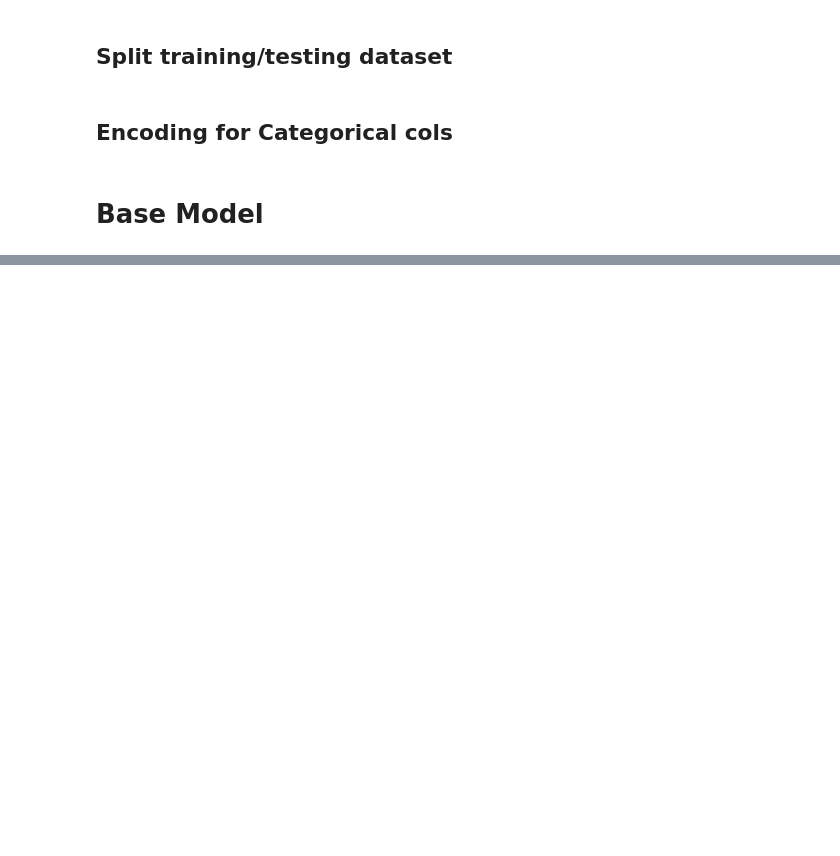
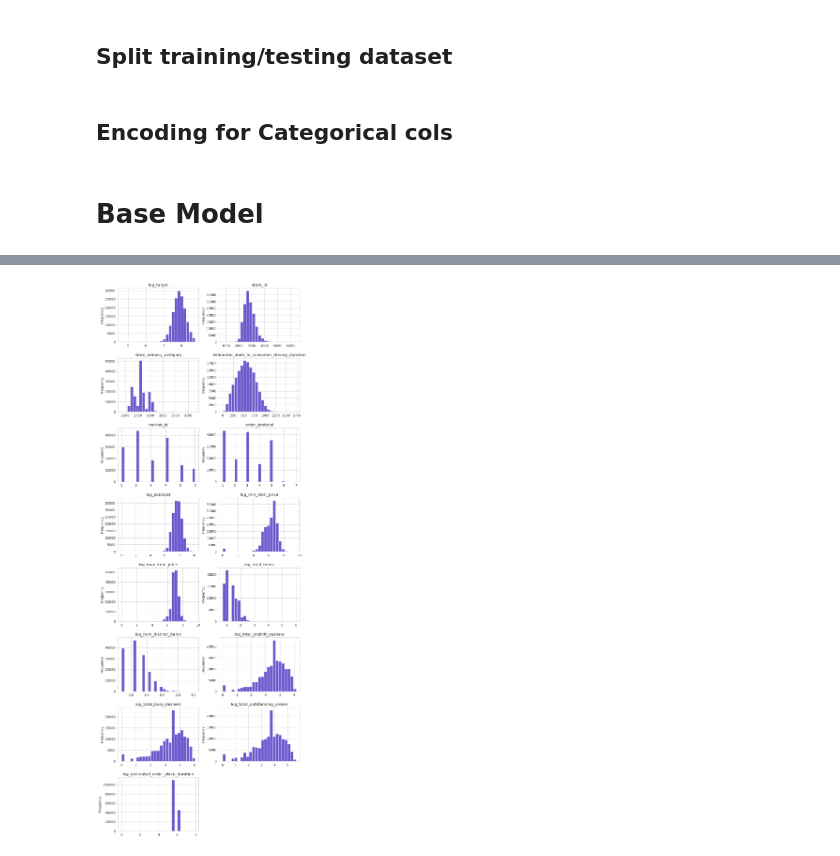
Before and after one commit to rsm-chl307/Delivery-Duration-Prediction, a Jupyter notebook: code/delivery_duration_prediction.ipynb, the cells around one changed output, grey strips where cells are left out. Saved outputs shown, nothing was run; the diff lists cells and outputs as text; code cells hidden in the pictures; blank space fills up the shorter version.

```diff
--- a/code/delivery_duration_prediction.ipynb
+++ b/code/delivery_duration_prediction.ipynb
@@ -351,0 +619,23 @@ X_test = pd.concat([X_test.drop(['market_id', 'order_protocol'], axis=1), test_e
+# %%
+# Copy original dataset to avoid modifying in place
+df_train_log = df_train.copy()
+
+# List of numerical columns to log-transform based on distribution inspection
+log_features = [
+    'target',
+    'subtotal',
+    'min_item_price',
+    'max_item_price',
+    'total_items',
+    'num_distinct_items',
+    'total_onshift_dashers',
+    'total_busy_dashers',
+    'total_outstanding_orders',
+    'estimated_order_place_duration'
+]
+
+# Apply log1p to avoid log(0) issues
+for col in log_features:
+    df_train_log[f'log_{col}'] = np.log1p(df_train_log[col])
+
+df_train_log = df_train_log.drop(columns=log_features)
@@ -351,0 +664,11 @@ X_test = pd.concat([X_test.drop(['market_id', 'order_protocol'], axis=1), test_e
+# %%
+#　test the model performance after log transformation
+evar = df_train_log.drop(columns=['log_target']).columns.tolist()
+
+reg_log = rsm.model.regress(
+    {"data": df_train_log},
+    rvar="log_target",
+    evar=evar
+    )
+
+reg_log.summary(rmse=True, ssq=True)
@@ -351,0 +713,4 @@ X_test = pd.concat([X_test.drop(['market_id', 'order_protocol'], axis=1), test_e
+# %%
+reg_log.plot("distr")
+# %% [output]
+[figure, added]
```
Also changed, not shown: parts of 31 cells of this notebook.
